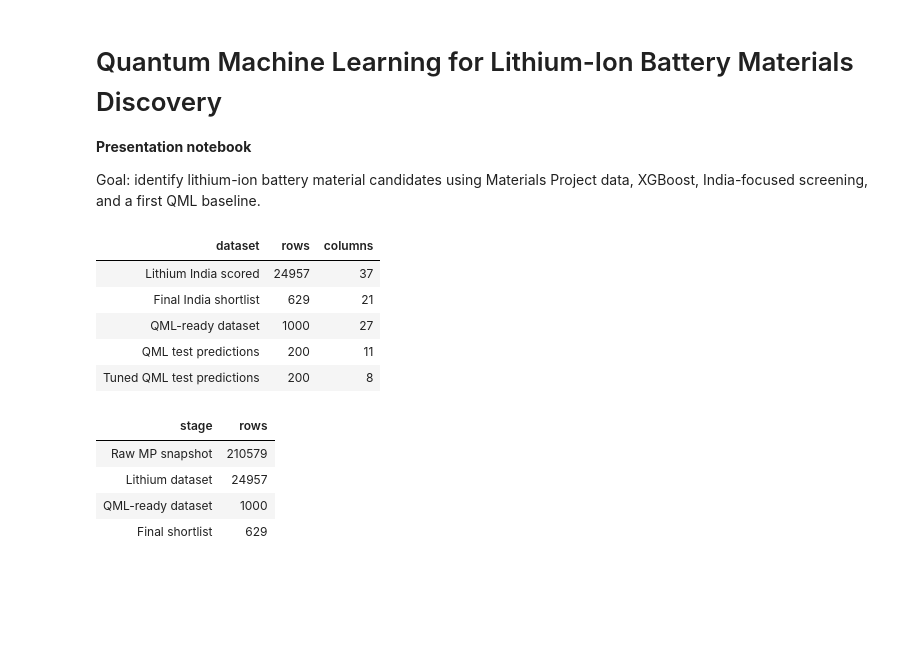
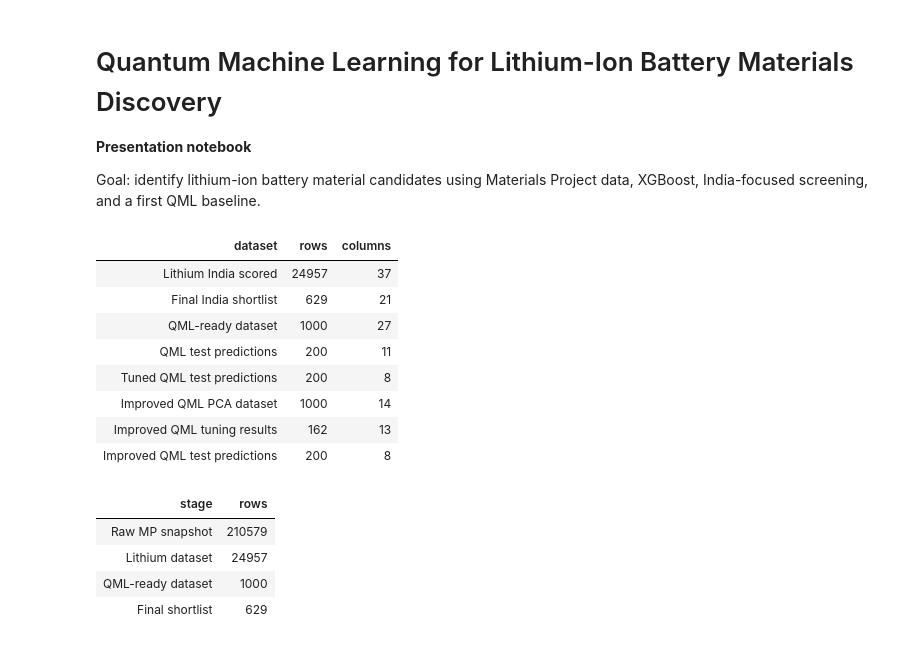
Before and after one commit to lifeknife10A/hybrid-quantum-battery-stability-prediction, a Jupyter notebook: Summer Vacation/Summer Vacation Main Presentation.ipynb, the cells around one changed output. Saved outputs shown, nothing was run; the diff lists cells and outputs as text; code cells hidden in the pictures; blank space fills up the shorter version.

```diff
--- a/Summer Vacation/Summer Vacation Main Presentation.ipynb
+++ b/Summer Vacation/Summer Vacation Main Presentation.ipynb
@@ -17,33 +17,42 @@ data, XGBoost, India-focused screening, and a first QML baseline.
 # %%
 from pathlib import Path
 import pandas as pd
 import matplotlib.pyplot as plt
 from sklearn.metrics import accuracy_score, precision_score, recall_score, f1_score, confusion_matrix
 
 project_folder = Path.cwd()
 processed_folder = project_folder / "data" / "processed"
 
 lithium_scored_dataframe = pd.read_csv(processed_folder / "lithium india scored.csv")
 final_shortlist_dataframe = pd.read_csv(processed_folder / "final india battery shortlist.csv")
 qml_ready_dataframe = pd.read_csv(processed_folder / "qml_ready_lithium_india.csv")
 qml_predictions_dataframe = pd.read_csv(processed_folder / "qml baseline predictions.csv")
 tuned_qml_predictions_dataframe = pd.read_csv(processed_folder / "qml tuned best predictions.csv")
+improved_qml_dataset_dataframe = pd.read_csv(processed_folder / "improved qml feature pca.csv")
+improved_qml_tuning_results_dataframe = pd.read_csv(processed_folder / "improved qml tuning results.csv")
+improved_qml_predictions_dataframe = pd.read_csv(processed_folder / "improved qml best predictions.csv")
 
 dataset_summary = pd.DataFrame([
     {"dataset": "Lithium India scored", "rows": len(lithium_scored_dataframe), "columns": len(lithium_scored_dataframe.columns)},
     {"dataset": "Final India shortlist", "rows": len(final_shortlist_dataframe), "columns": len(final_shortlist_dataframe.columns)},
     {"dataset": "QML-ready dataset", "rows": len(qml_ready_dataframe), "columns": len(qml_ready_dataframe.columns)},
     {"dataset": "QML test predictions", "rows": len(qml_predictions_dataframe), "columns": len(qml_predictions_dataframe.columns)},
     {"dataset": "Tuned QML test predictions", "rows": len(tuned_qml_predictions_dataframe), "columns": len(tuned_qml_predictions_dataframe.columns)},
+    {"dataset": "Improved QML PCA dataset", "rows": len(improved_qml_dataset_dataframe), "columns": len(improved_qml_dataset_dataframe.columns)},
+    {"dataset": "Improved QML tuning results", "rows": len(improved_qml_tuning_results_dataframe), "columns": len(improved_qml_tuning_results_dataframe.columns)},
+    {"dataset": "Improved QML test predictions", "rows": len(improved_qml_predictions_dataframe), "columns": len(improved_qml_predictions_dataframe.columns)},
 ])
 display(dataset_summary)
 # %% [output]
 | dataset | rows | columns |
 | Lithium India scored | 24957 | 37 |
 | Final India shortlist | 629 | 21 |
 | QML-ready dataset | 1000 | 27 |
 | QML test predictions | 200 | 11 |
 | Tuned QML test predictions | 200 | 8 |
+| Improved QML PCA dataset | 1000 | 14 |
+| Improved QML tuning results | 162 | 13 |
+| Improved QML test predictions | 200 | 8 |
 # %%
 pipeline_counts_dataframe = pd.DataFrame([
     {"stage": "Raw MP snapshot", "rows": 210579},
```
Also changed, not shown: parts of 6 cells of this notebook, 12 other files.
